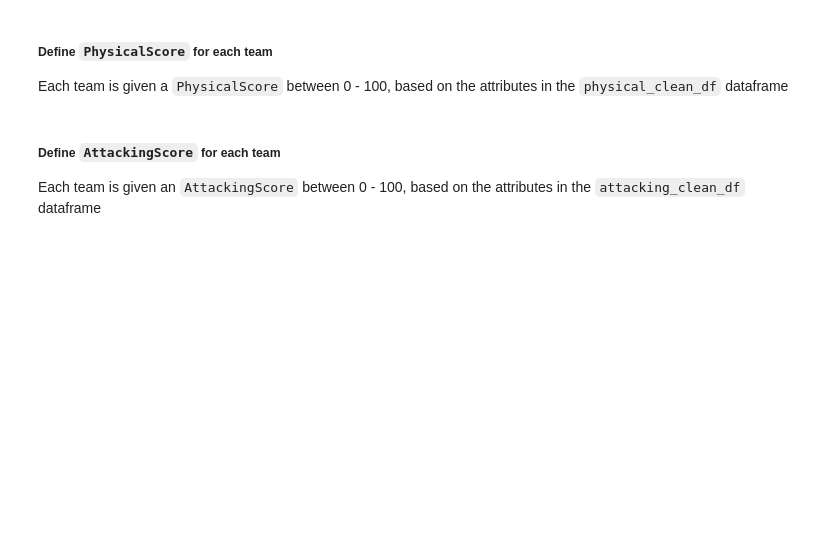
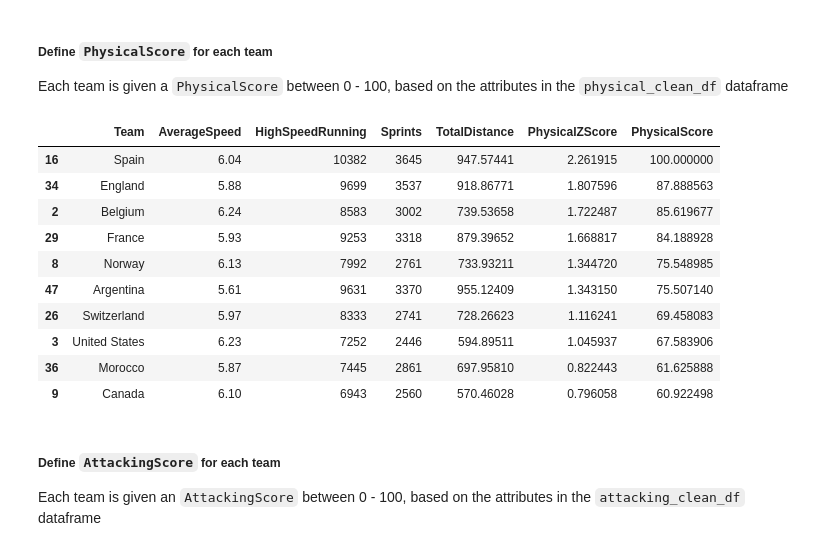
Before and after one commit to sdurham1606/Fifa-2026-World-Cup-Project, a Jupyter notebook: notebooks/04_EDA.ipynb, the cells around one changed output. Cells and saved outputs as stored; diff of their text form; code cells hidden in the pictures; blank space fills up the shorter version.

```diff
--- a/notebooks/04_EDA.ipynb
+++ b/notebooks/04_EDA.ipynb
@@ -386,16 +440,28 @@ Each team is given a `PhysicalScore` between 0 - 100, based on the attributes in
 # %%
 physical_attributes = physical_clean_df.columns[1:]
 
 # Create z-scores
 physical_z_scores = StandardScaler().fit_transform(physical_clean_df[physical_attributes])
 
 # Average z-scores
 physical_clean_df['PhysicalZScore'] = physical_z_scores.mean(axis=1)
 
 # Scale 0-100
 physical_clean_df['PhysicalScore'] = scaler.fit_transform(physical_clean_df[['PhysicalZScore']]) * 100
 
-# display(physical_clean_df.sort_values(by='PhysicalScore', ascending=False).head(10))
+display(physical_clean_df.sort_values(by='PhysicalScore', ascending=False).head(10))
+# %% [output]
+|  | Team | AverageSpeed | HighSpeedRunning | Sprints | TotalDistance | PhysicalZScore | PhysicalScore |
+| 16 | Spain | 6.04 | 10382 | 3645 | 947.57441 | 2.261915 | 100.000000 |
+| 34 | England | 5.88 | 9699 | 3537 | 918.86771 | 1.807596 | 87.888563 |
+| 2 | Belgium | 6.24 | 8583 | 3002 | 739.53658 | 1.722487 | 85.619677 |
+| 29 | France | 5.93 | 9253 | 3318 | 879.39652 | 1.668817 | 84.188928 |
+| 8 | Norway | 6.13 | 7992 | 2761 | 733.93211 | 1.344720 | 75.548985 |
+| 47 | Argentina | 5.61 | 9631 | 3370 | 955.12409 | 1.343150 | 75.507140 |
+| 26 | Switzerland | 5.97 | 8333 | 2741 | 728.26623 | 1.116241 | 69.458083 |
+| 3 | United States | 6.23 | 7252 | 2446 | 594.89511 | 1.045937 | 67.583906 |
+| 36 | Morocco | 5.87 | 7445 | 2861 | 697.95810 | 0.822443 | 61.625888 |
+| 9 | Canada | 6.10 | 6943 | 2560 | 570.46028 | 0.796058 | 60.922498 |
 # %% [markdown]
 ##### Define `AttackingScore` for each team
 Each team is given an `AttackingScore` between 0 - 100, based on the attributes in the `attacking_clean_df` dataframe
```
Also changed, not shown: parts of 24 cells of this notebook, 27 other files.
